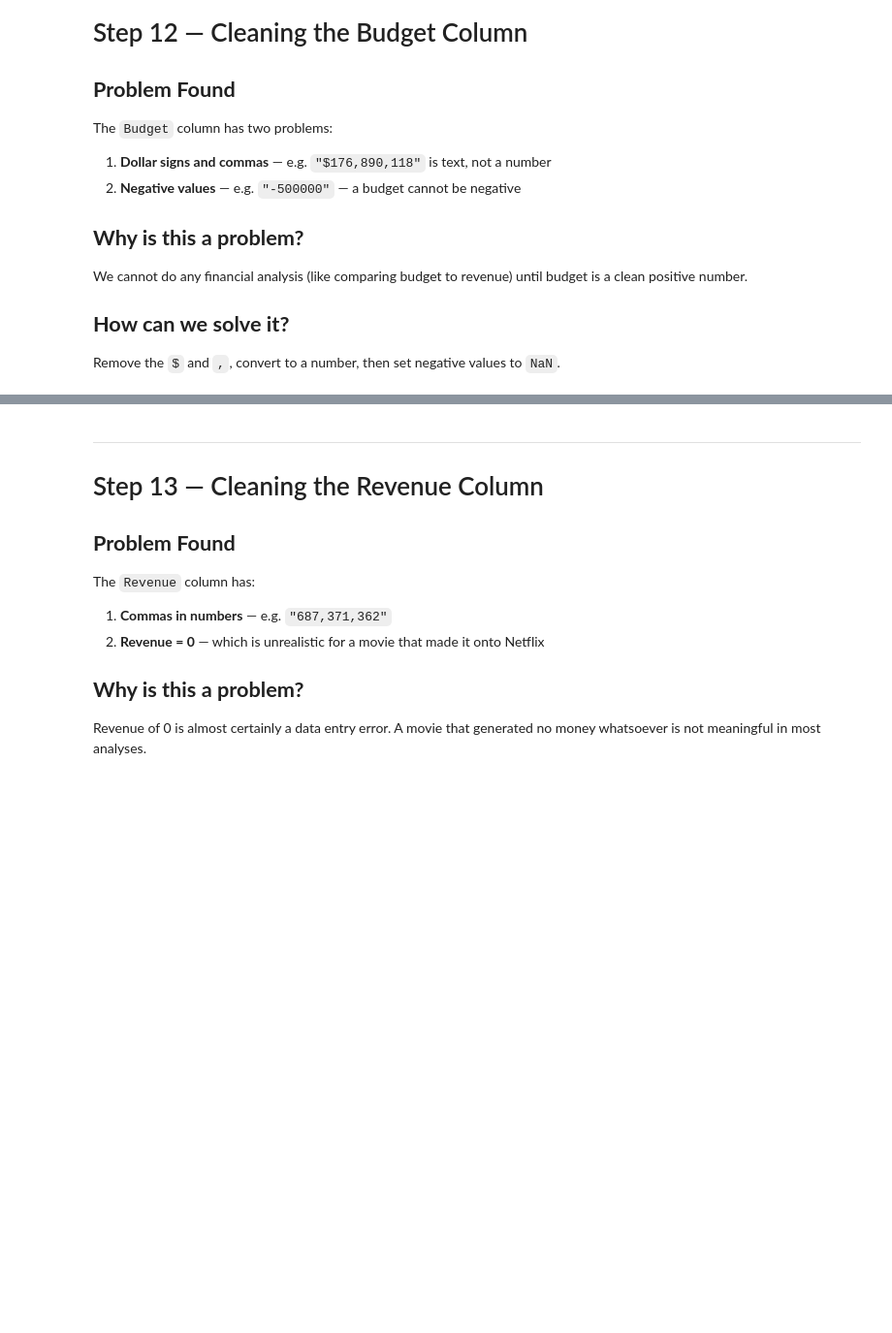
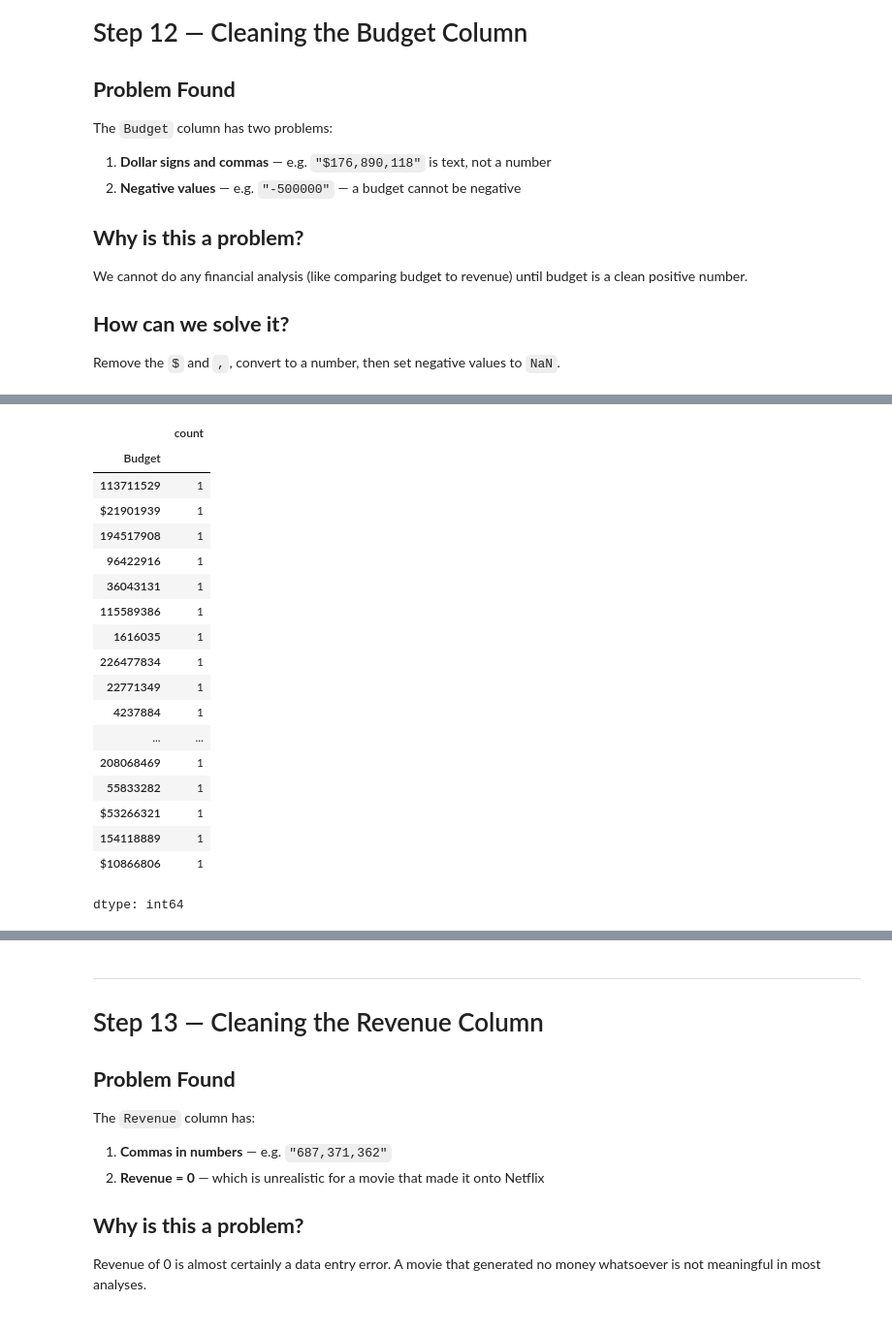
Before and after one commit to suyogy1-bot/Numpy, a Jupyter notebook: Class_notes/netflix_cleaning.ipynb, the cells around one changed output, grey strips where cells are left out. Shown at 97% size. Drawn from its saved outputs; the diff is of its cells as text; code cells hidden in the pictures; blank space fills up the shorter version.

```diff
--- a/Class_notes/netflix_cleaning.ipynb
+++ b/Class_notes/netflix_cleaning.ipynb
@@ -906,0 +997,22 @@ Remove the `$` and `,`, convert to a number, then set negative values to `NaN`.
+# %%
+df['Budget'].value_counts().tail(20)
+# %% [output]
+|  | count |
+| Budget |  |
+| 113711529 | 1 |
+| $21901939 | 1 |
+| 194517908 | 1 |
+| 96422916 | 1 |
+| 36043131 | 1 |
+| 115589386 | 1 |
+| 1616035 | 1 |
+| 226477834 | 1 |
+| 22771349 | 1 |
+| 4237884 | 1 |
+| ... | ... |
+| 208068469 | 1 |
+| 55833282 | 1 |
+| $53266321 | 1 |
+| 154118889 | 1 |
+| $10866806 | 1 |
+dtype: int64
```
Also changed, not shown: parts of 23 cells of this notebook.
